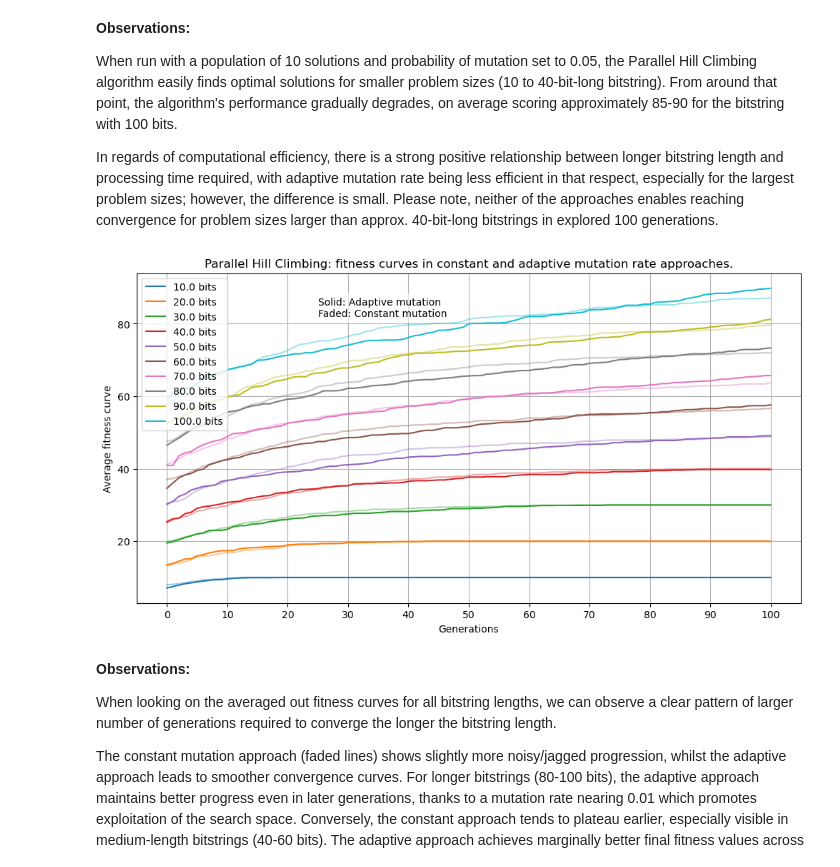
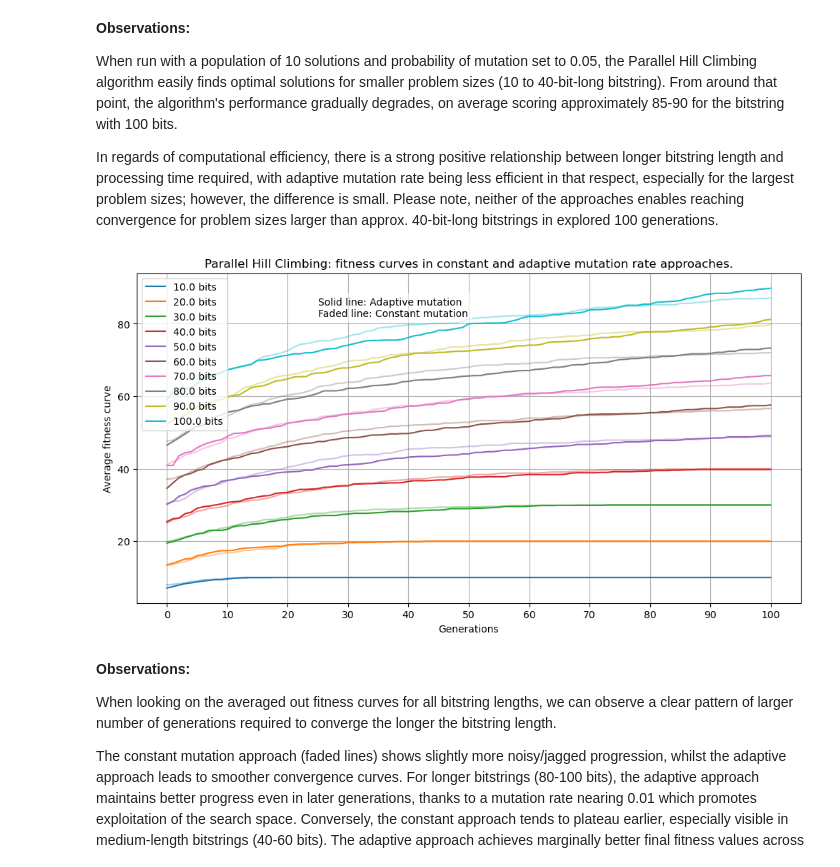
Before and after one commit to lukasz-iskierka/ai-parallel-hillclimbing-onemax, a Jupyter notebook: onemax_parallel_hill_climbing.ipynb, the cells around one changed output. Cells and saved outputs as stored; diff of their text form; code cells hidden in the pictures.

```diff
--- a/onemax_parallel_hill_climbing.ipynb
+++ b/onemax_parallel_hill_climbing.ipynb
@@ -428,31 +428,31 @@ In regards of computational efficiency, there is a strong positive relationship
 # %%
 plt.figure(figsize=(12, 6))
 
 # Adaptive mutation approach
 for length, fitness_v2 in zip(bitstring_lengths, avg_fitness_scores_history2):
     sns.lineplot(x=np.arange(generations + 1), y=fitness_v2, label=f"{length} bits")
 
 # Constant mutation rate approach
 for length, fitness_v1 in zip(bitstring_lengths, avg_fitness_scores_history):
     sns.lineplot(x=np.arange(generations + 1), y=fitness_v1, alpha=0.4, label='_nolegend_')
 
 # Annotation near the 100-bit lines
 plt.annotate(
-    'Solid: Adaptive mutation\nFaded: Constant mutation',
+    'Solid line: Adaptive mutation\nFaded line: Constant mutation',
     xy=(20, 77),  # Position to point to
     xytext=(25, 82),  # Text position
     bbox=dict(facecolor='white', edgecolor='none', alpha=0.6),  # White background
 )
 
 plt.title("Parallel Hill Climbing: fitness curves in constant and adaptive mutation rate approaches.")
 plt.xlabel("Generations")
 plt.ylabel("Average fitness curve")
 plt.xticks(np.arange(0, generations + 1, 10))
 plt.legend()
 plt.grid(True)
 plt.show()
 # %% [output]
-[figure, old version]
+[figure, new version]
 # %% [markdown]
 **Observations:**
 
```
Also changed, not shown: parts of 11 cells of this notebook, 1 other file.
